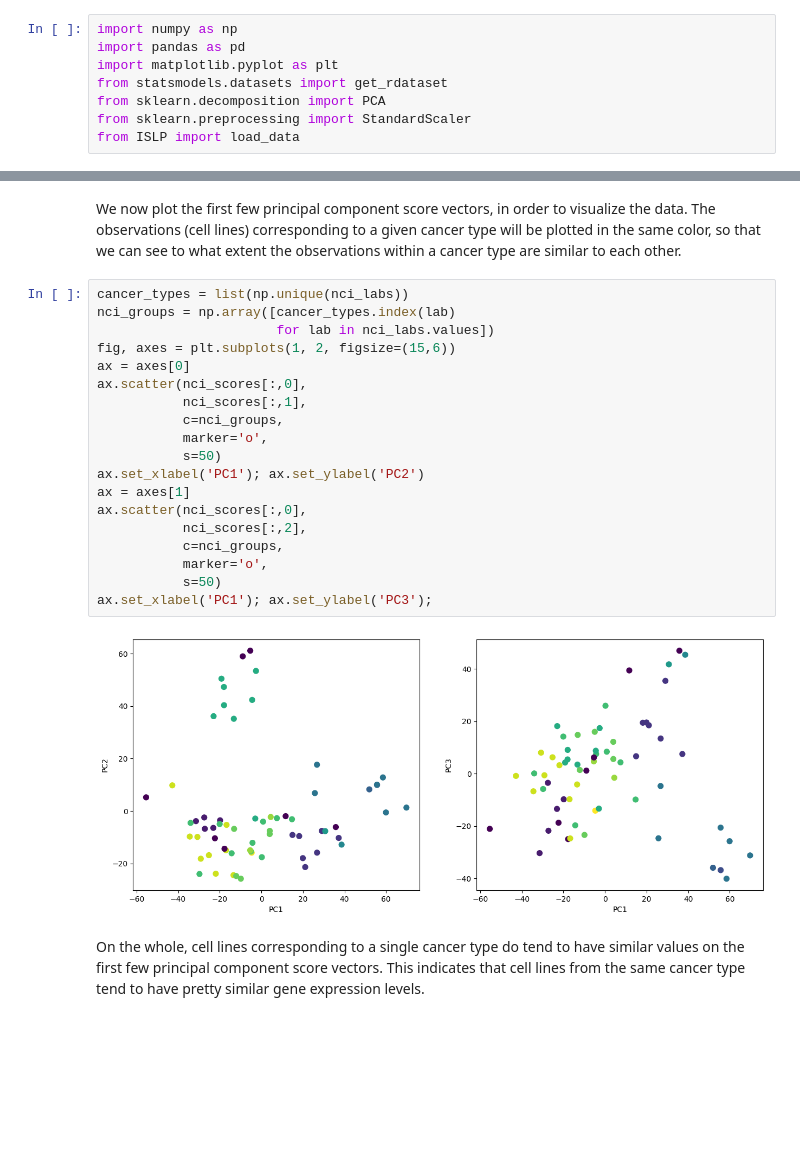
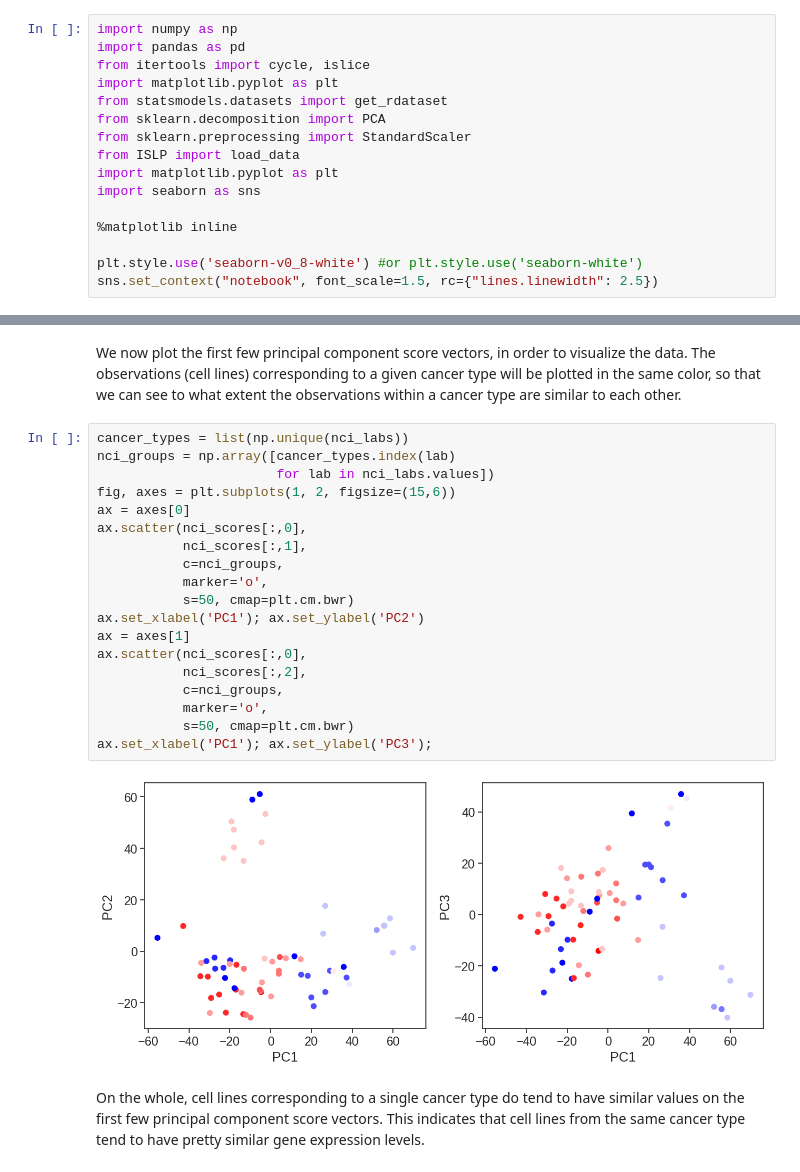
Before and after one commit to phonchi/ISLP_labs, a Jupyter notebook: Ch12-unsup-lab.ipynb, the cells around one changed output, grey strips where cells are left out. Drawn from its saved outputs; the diff is of its cells as text; blank space fills up the shorter version.

```diff
--- a/Ch12-unsup-lab.ipynb
+++ b/Ch12-unsup-lab.ipynb
@@ -21,11 +50,19 @@ notebook.
 # %%
 import numpy as np
 import pandas as pd
+from itertools import cycle, islice
 import matplotlib.pyplot as plt
 from statsmodels.datasets import get_rdataset
 from sklearn.decomposition import PCA
 from sklearn.preprocessing import StandardScaler
 from ISLP import load_data
+import matplotlib.pyplot as plt
+import seaborn as sns
+
+%matplotlib inline
+
+plt.style.use('seaborn-v0_8-white') #or plt.style.use('seaborn-white')
+sns.set_context("notebook", font_scale=1.5, rc={"lines.linewidth": 2.5})
 # %% [markdown]
 We also collect the new imports
 needed for this lab.
@@ -721,24 +1138,24 @@ to each other.
 # %%
 cancer_types = list(np.unique(nci_labs))
 nci_groups = np.array([cancer_types.index(lab)
                        for lab in nci_labs.values])
 fig, axes = plt.subplots(1, 2, figsize=(15,6))
 ax = axes[0]
 ax.scatter(nci_scores[:,0],
            nci_scores[:,1],
            c=nci_groups,
            marker='o',
-           s=50)
+           s=50, cmap=plt.cm.bwr)
 ax.set_xlabel('PC1'); ax.set_ylabel('PC2')
 ax = axes[1]
 ax.scatter(nci_scores[:,0],
            nci_scores[:,2],
            c=nci_groups,
            marker='o',
-           s=50)
+           s=50, cmap=plt.cm.bwr)
 ax.set_xlabel('PC1'); ax.set_ylabel('PC3');
 # %% [output]
-[figure, old version]
+[figure, new version]
 # %% [markdown]
 On the whole, cell lines corresponding to a single cancer type do tend to
 have similar values on the first few principal component score
```
Also changed, not shown: parts of 85 cells of this notebook, 7 other files.
